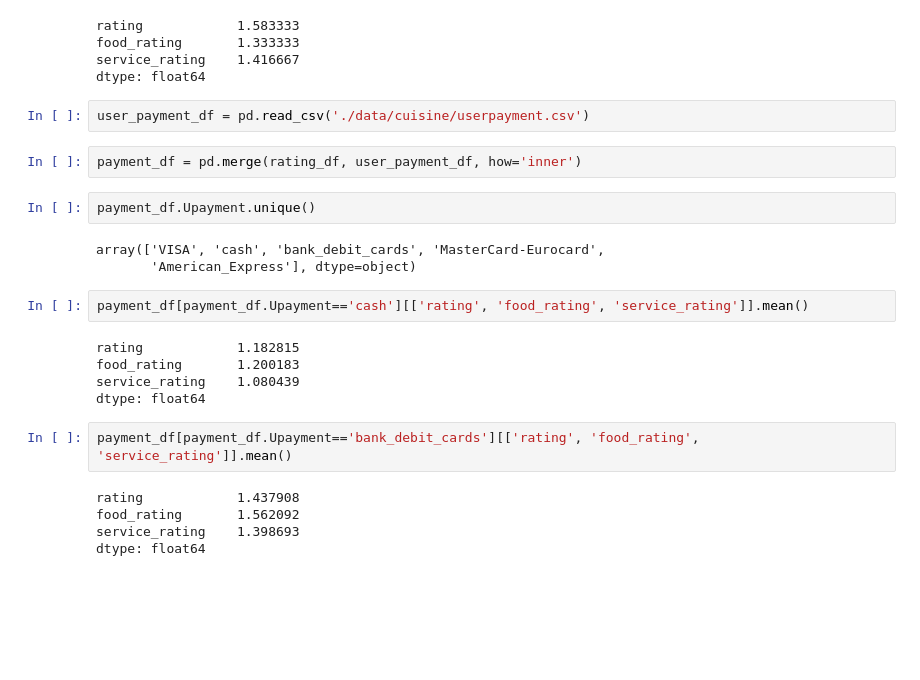
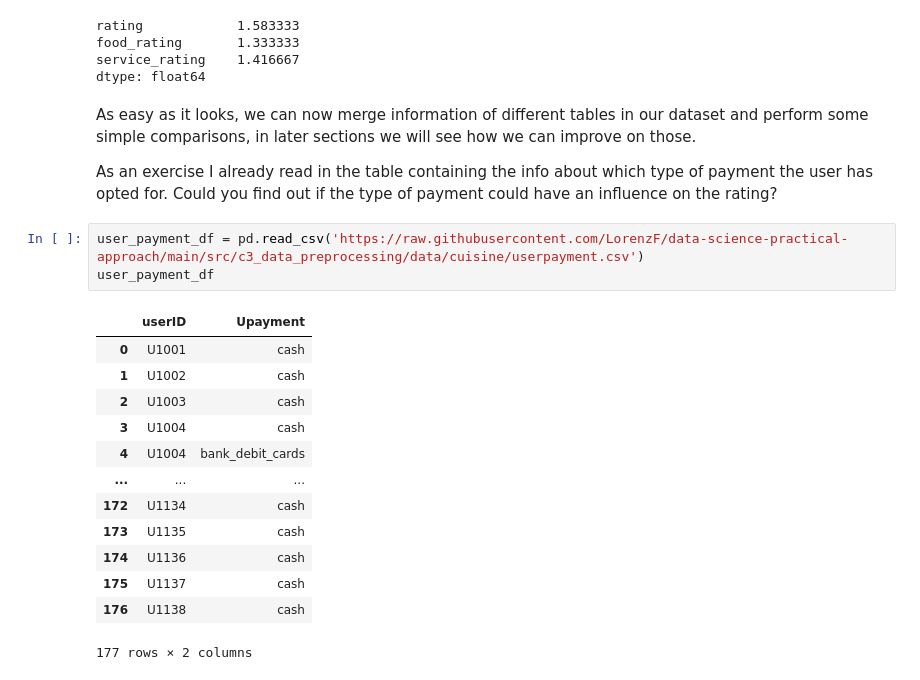
Before and after one commit to LorenzF/data-science-practical-approach, a Jupyter notebook: src/c3_data_preprocessing/merge.ipynb, the cells around one changed output. Cells and saved outputs as stored; diff of their text form; blank space fills up the shorter version.

```diff
--- a/src/c3_data_preprocessing/merge.ipynb
+++ b/src/c3_data_preprocessing/merge.ipynb
@@ -97,26 +129,25 @@ rating            1.583333
 food_rating       1.333333
 service_rating    1.416667
 dtype: float64
+# %% [markdown]
+As easy as it looks, we can now merge information of different tables in our dataset and perform some simple comparisons, in later sections we will see how we can improve on those.
+
+As an exercise I already read in the table containing the info about which type of payment the user has opted for.
+Could you find out if the type of payment could have an influence on the rating?
 # %%
-user_payment_df = pd.read_csv('./data/cuisine/userpayment.csv')
+user_payment_df = pd.read_csv('https://raw.githubusercontent.com/LorenzF/data-science-practical-approach/main/src/c3_data_preprocessing/data/cuisine/userpayment.csv')
+user_payment_df
+# %% [output]
+|  | userID | Upayment |
+| 0 | U1001 | cash |
+| 1 | U1002 | cash |
+| 2 | U1003 | cash |
+| 3 | U1004 | cash |
+| 4 | U1004 | bank_debit_cards |
+| ... | ... | ... |
+| 172 | U1134 | cash |
+| 173 | U1135 | cash |
+| 174 | U1136 | cash |
+| 175 | U1137 | cash |
+| 176 | U1138 | cash |
+177 rows × 2 columns
-# %%
-payment_df = pd.merge(rating_df, user_payment_df, how='inner')
-# %%
-payment_df.Upayment.unique()
-# %% [output]
-array(['VISA', 'cash', 'bank_debit_cards', 'MasterCard-Eurocard',
-       'American_Express'], dtype=object)
-# %%
-payment_df[payment_df.Upayment=='cash'][['rating', 'food_rating', 'service_rating']].mean()
-# %% [output]
-rating            1.182815
-food_rating       1.200183
-service_rating    1.080439
-dtype: float64
-# %%
-payment_df[payment_df.Upayment=='bank_debit_cards'][['rating', 'food_rating', 'service_rating']].mean()
-# %% [output]
-rating            1.437908
-food_rating       1.562092
-service_rating    1.398693
-dtype: float64
```
Also changed, not shown: parts of 14 cells of this notebook, 2 other files.
